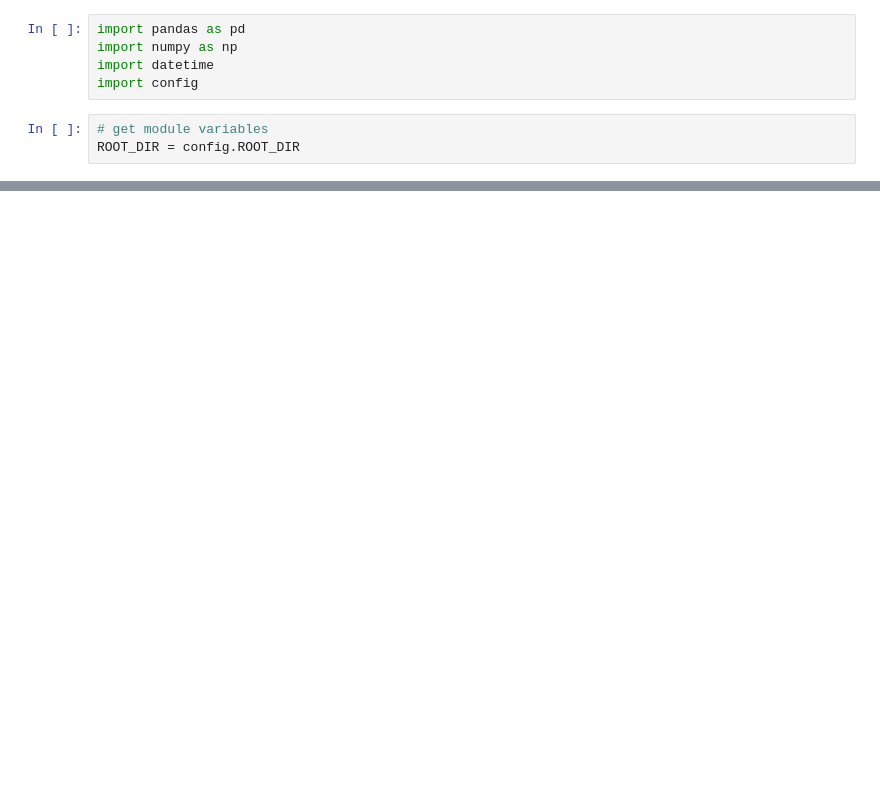
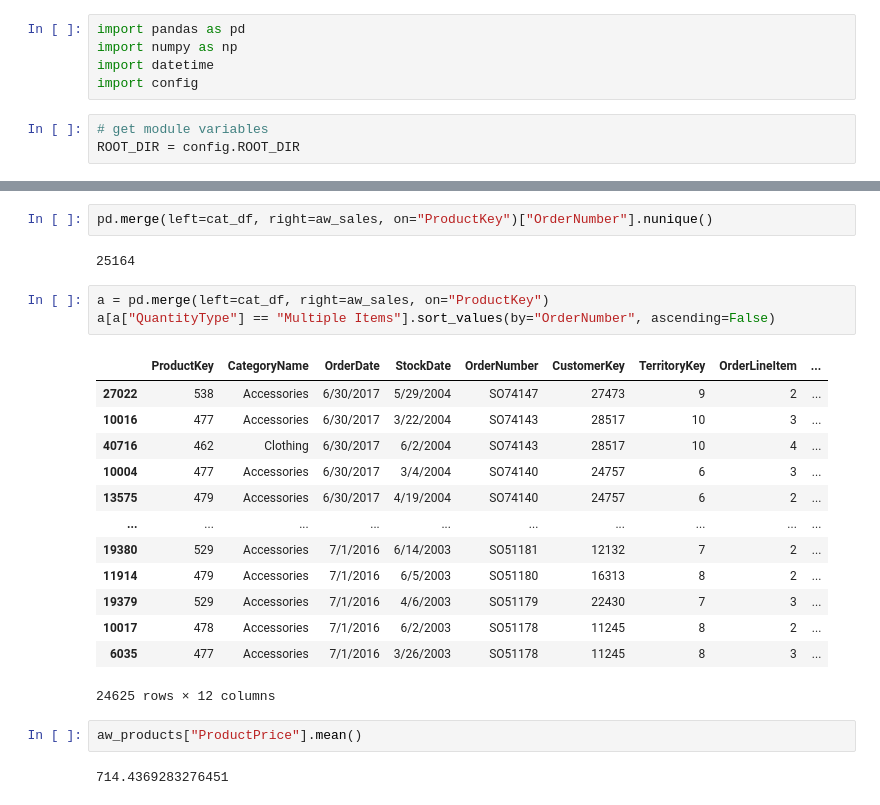
Before and after one commit to MeetPatel89/adventure_works_analysis, a Jupyter notebook: dax_notebook.ipynb, the cells around one changed output, grey strips where cells are left out. Cells and saved outputs as stored; diff of their text form; blank space fills up the shorter version.

```diff
--- a/dax_notebook.ipynb
+++ b/dax_notebook.ipynb
@@ -28,0 +194,25 @@ aw_sales.head()
+# %%
+pd.merge(left=cat_df, right=aw_sales, on="ProductKey")["OrderNumber"].nunique()
+# %% [output]
+25164
+# %%
+a = pd.merge(left=cat_df, right=aw_sales, on="ProductKey")
+a[a["QuantityType"] == "Multiple Items"].sort_values(by="OrderNumber", ascending=False)
+# %% [output]
+|  | ProductKey | CategoryName | OrderDate | StockDate | OrderNumber | CustomerKey | TerritoryKey | OrderLineItem | ... |
+| 27022 | 538 | Accessories | 6/30/2017 | 5/29/2004 | SO74147 | 27473 | 9 | 2 | ... |
+| 10016 | 477 | Accessories | 6/30/2017 | 3/22/2004 | SO74143 | 28517 | 10 | 3 | ... |
+| 40716 | 462 | Clothing | 6/30/2017 | 6/2/2004 | SO74143 | 28517 | 10 | 4 | ... |
+| 10004 | 477 | Accessories | 6/30/2017 | 3/4/2004 | SO74140 | 24757 | 6 | 3 | ... |
+| 13575 | 479 | Accessories | 6/30/2017 | 4/19/2004 | SO74140 | 24757 | 6 | 2 | ... |
+| ... | ... | ... | ... | ... | ... | ... | ... | ... | ... |
+| 19380 | 529 | Accessories | 7/1/2016 | 6/14/2003 | SO51181 | 12132 | 7 | 2 | ... |
+| 11914 | 479 | Accessories | 7/1/2016 | 6/5/2003 | SO51180 | 16313 | 8 | 2 | ... |
+| 19379 | 529 | Accessories | 7/1/2016 | 4/6/2003 | SO51179 | 22430 | 7 | 3 | ... |
+| 10017 | 478 | Accessories | 7/1/2016 | 6/2/2003 | SO51178 | 11245 | 8 | 2 | ... |
+| 6035 | 477 | Accessories | 7/1/2016 | 3/26/2003 | SO51178 | 11245 | 8 | 3 | ... |
+24625 rows × 12 columns
+# %%
+aw_products["ProductPrice"].mean()
+# %% [output]
+714.4369283276451
```
Also changed, not shown: parts of 35 cells of this notebook, 13 other files.
